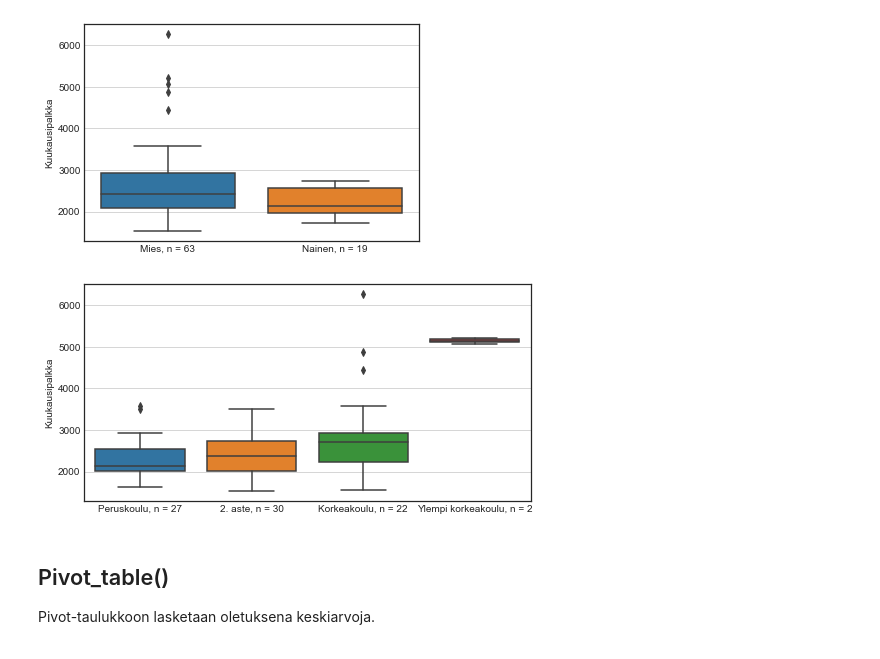
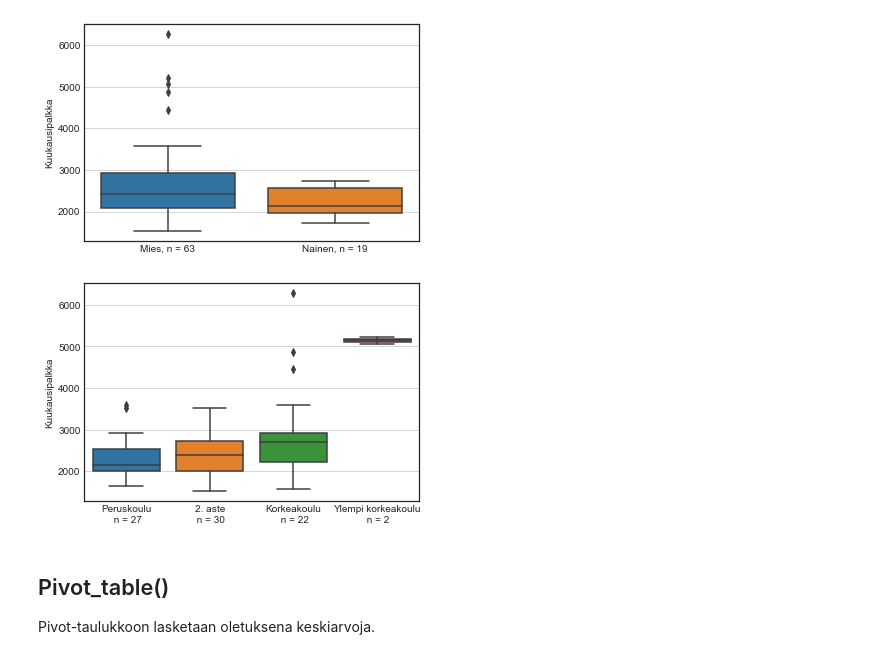
Before and after one commit to taanila/selittava, a Jupyter notebook: tunnuslukujen_vertailu.ipynb, the cells around one changed output. Cells and saved outputs as stored; diff of their text form; code cells hidden in the pictures.

```diff
--- a/tunnuslukujen_vertailu.ipynb
+++ b/tunnuslukujen_vertailu.ipynb
@@ -90,23 +90,21 @@ plt.grid(axis='y')
 [figure]
 # %%
 # Palkan vertailu koulutuksen mukaan ruutu- ja janakaaviona
-
-# Pitkiä luokkien nimiöitä varten kasvatan kuvion kokoa
-plt.figure(figsize=(8, 4))
 
 sns.boxplot(x='koulutus', y='palkka', data=df)
 
 # Pientä kikkailua n-arvojen saamiseksi kaavioon
 n_koulutus = []
 for i in range(4):
-    n_koulutus.append(f'{koulutus[i]}, n = {int(df2.iloc[i, 0])}')
+    # \n on rivinvaihdon merkki
+    n_koulutus.append(f'{koulutus[i]}\n n = {int(df2.iloc[i, 0])}')
 plt.xticks(ticks=[0, 1, 2, 3], labels=n_koulutus)
 
 plt.xlabel('')
 plt.ylabel('Kuukausipalkka')
 plt.grid(axis='y')
 # %% [output]
-[figure, old version]
+[figure, new version]
 # %% [markdown]
 ## Pivot_table()
 
```
Also changed, not shown: parts of 2 cells of this notebook.
